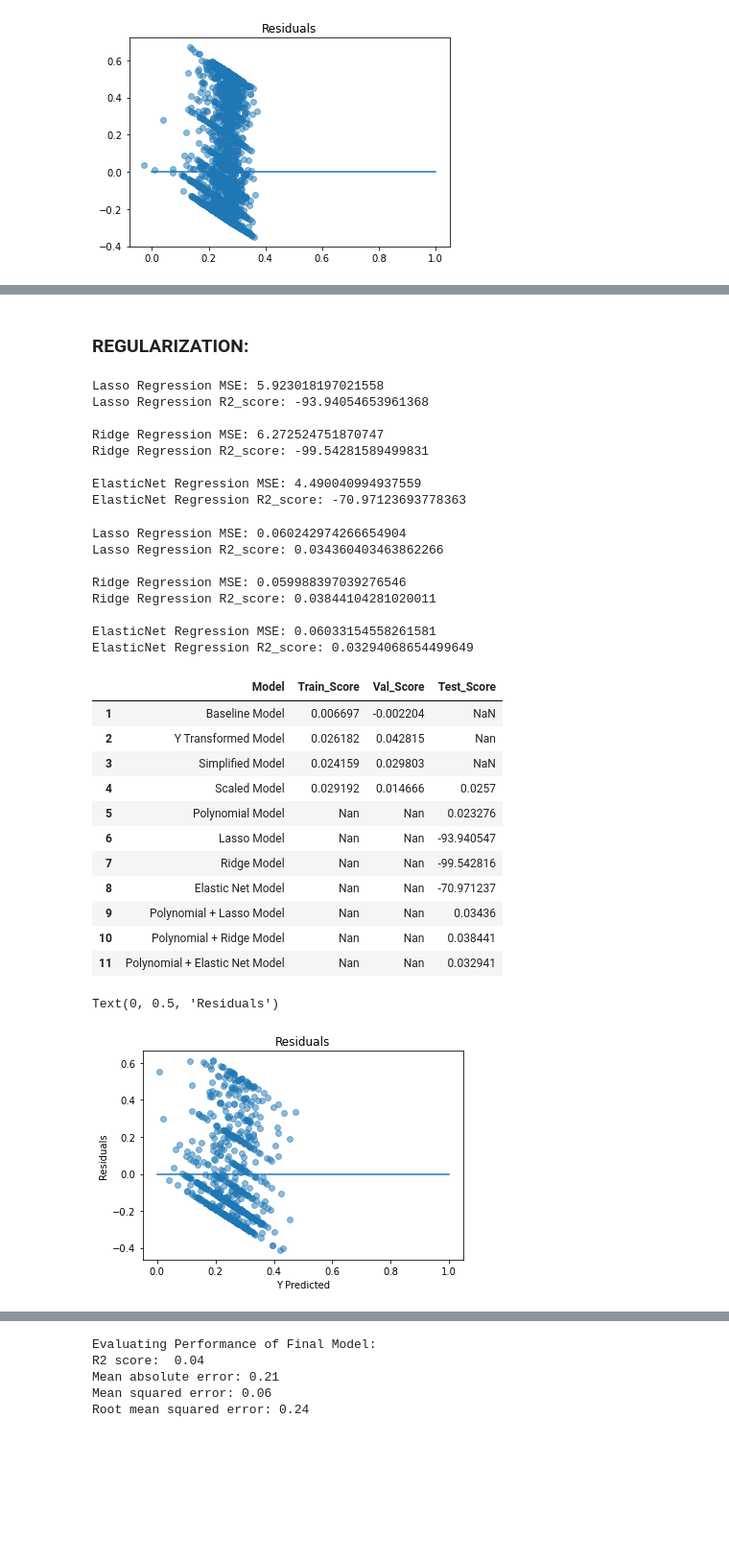
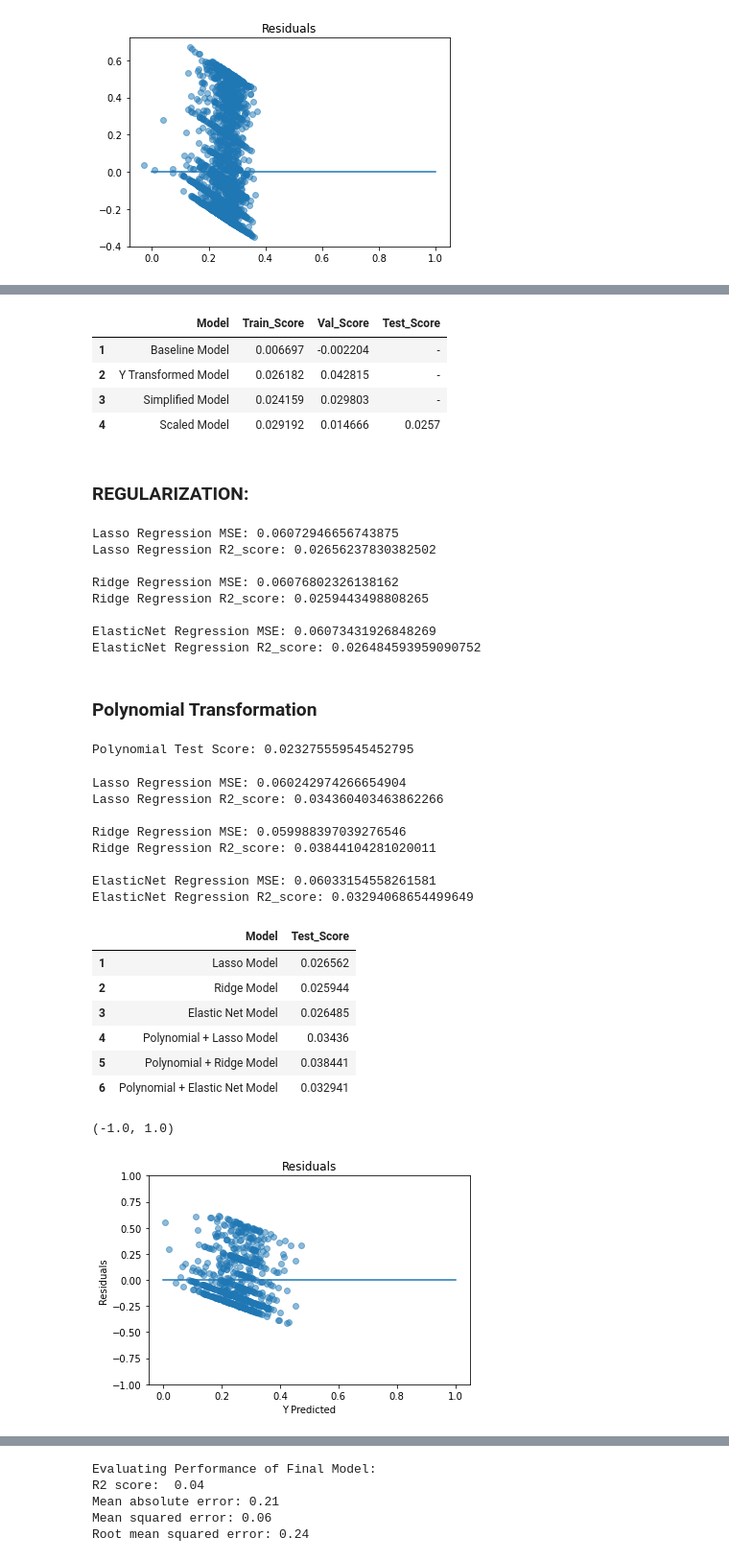
Before and after one commit to aanvigoel/Metis_Projects, a Jupyter notebook: LRWS/LWRS_Project_Final.ipynb, the cells around one changed output, grey strips where cells are left out. Shown at 96% size. Saved outputs shown, nothing was run; the diff lists cells and outputs as text; code cells hidden in the pictures; blank space fills up the shorter version.

Commit message:
Fixing some minor printing errors in the initial upload

```diff
--- a/LRWS/LWRS_Project_Final.ipynb
+++ b/LRWS/LWRS_Project_Final.ipynb
@@ -537,2 +503,10 @@ Polynomial Test Score: 0.023275559545452795
+# %%
+pd.DataFrame(r2_scores, columns=r2_scores[0]).drop(0)
+# %% [output]
+|  | Model | Train_Score | Val_Score | Test_Score |
+| 1 | Baseline Model | 0.006697 | -0.002204 | - |
+| 2 | Y Transformed Model | 0.026182 | 0.042815 | - |
+| 3 | Simplified Model | 0.024159 | 0.029803 | - |
+| 4 | Scaled Model | 0.029192 | 0.014666 | 0.0257 |
 # %% [markdown]
 ### REGULARIZATION:
@@ -554,28 +532,53 @@ y_pred = lasso_model.predict(X_test)
 test_score = r2_score(y_test, y_pred)
 print("Lasso Regression MSE:", mean_squared_error(y_test, y_pred))
 print("Lasso Regression R2_score:", test_score,"\n")
-r2_scores.append(['Lasso Model', 'Nan', 'Nan', test_score])
+r2_model_scores.append(['Lasso Model',test_score])
 
 y_pred = ridge_model.predict(X_test)
 test_score = r2_score(y_test, y_pred)
 print("Ridge Regression MSE:", mean_squared_error(y_test, y_pred))
 print("Ridge Regression R2_score:", test_score,"\n")
-r2_scores.append(['Ridge Model', 'Nan', 'Nan', test_score])
+r2_model_scores.append(['Ridge Model',test_score])
 
 y_pred = elasticnet_model.predict(X_test)
 test_score = r2_score(y_test, y_pred)
 print("ElasticNet Regression MSE:", mean_squared_error(y_test, y_pred))
 print("ElasticNet Regression R2_score:", test_score)
-r2_scores.append(['Elastic Net Model', 'Nan', 'Nan', test_score])
+r2_model_scores.append(['Elastic Net Model',test_score])
 # %% [output]
-Lasso Regression MSE: 5.923018197021558
-Lasso Regression R2_score: -93.94054653961368
+Lasso Regression MSE: 0.06072946656743875
+Lasso Regression R2_score: 0.02656237830382502
 
-Ridge Regression MSE: 6.272524751870747
-Ridge Regression R2_score: -99.54281589499831
+Ridge Regression MSE: 0.06076802326138162
+Ridge Regression R2_score: 0.0259443498808265
 
-ElasticNet Regression MSE: 4.490040994937559
-ElasticNet Regression R2_score: -70.97123693778363
+ElasticNet Regression MSE: 0.06073431926848269
+ElasticNet Regression R2_score: 0.026484593959090752
+# %% [markdown]
+### Polynomial Transformation
+# %%
+#Polynomial Transform
+poly = PolynomialFeatures()
+
+y_train = df_train['FIRE_SIZE']
+X_train = df_train.drop(['FIRE_SIZE'], axis=1)
+
+X_poly_train = poly.fit_transform(X_train)
+
+lin_poly = LinearRegression()
+lin_poly.fit(X_poly_train, y_train)
+train_score = lin_poly.score(X_poly_train, y_train)
+
+y_test = df_test['FIRE_SIZE']
+X_poly_test = poly.transform(df_test.drop(['FIRE_SIZE'], axis=1))
+y_pred = lin_poly.predict(X_poly_test)
+
+test_score = r2_score(y_test, y_pred)
+#print("Polynomial Train Score:", train_score)
+print("Polynomial Test Score:", test_score)
+r2_scores.append(['Polynomial Model', '-', '-', test_score])
+# %% [output]
+Polynomial Test Score: 0.023275559545452795
 # %%
 alphas = [0.0001,0.005,0.001,0.05,0.01,0.1,1,5,10]
 
@@ -612,28 +615,26 @@ ElasticNet Regression R2_score: 0.03294068654499649
 # %%
 #Comparing R2 values:
 
-pd.DataFrame(r2_scores, columns=r2_scores[0]).drop([0])
+pd.DataFrame(r2_model_scores, columns=r2_model_scores[0]).drop(0)
 # %% [output]
-|  | Model | Train_Score | Val_Score | Test_Score |
-| 1 | Baseline Model | 0.006697 | -0.002204 | NaN |
-| 2 | Y Transformed Model | 0.026182 | 0.042815 | Nan |
-| 3 | Simplified Model | 0.024159 | 0.029803 | NaN |
-| 4 | Scaled Model | 0.029192 | 0.014666 | 0.0257 |
-| 5 | Polynomial Model | Nan | Nan | 0.023276 |
-| 6 | Lasso Model | Nan | Nan | -93.940547 |
-| 7 | Ridge Model | Nan | Nan | -99.542816 |
-| 8 | Elastic Net Model | Nan | Nan | -70.971237 |
-| 9 | Polynomial + Lasso Model | Nan | Nan | 0.03436 |
-| 10 | Polynomial + Ridge Model | Nan | Nan | 0.038441 |
-| 11 | Polynomial + Elastic Net Model | Nan | Nan | 0.032941 |
+|  | Model | Test_Score |
+| 1 | Lasso Model | 0.026562 |
+| 2 | Ridge Model | 0.025944 |
+| 3 | Elastic Net Model | 0.026485 |
+| 4 | Polynomial + Lasso Model | 0.03436 |
+| 5 | Polynomial + Ridge Model | 0.038441 |
+| 6 | Polynomial + Elastic Net Model | 0.032941 |
 # %%
 y_final_pred= ridge_model_poly.predict(X_poly_test)
+
 final_residuals = y_test - y_final_pred
+
 plt.scatter(y_final_pred, final_residuals, alpha=0.5)
 plt.plot([0,1],[0,0])
 plt.title('Residuals')
 plt.xlabel('Y Predicted')
 plt.ylabel('Residuals')
+plt.ylim(-1,1)
 # %% [output]
-Text(0, 0.5, 'Residuals')
+(-1.0, 1.0)
-[figure, old version]
+[figure, new version]
```
Also changed, not shown: parts of 12 cells of this notebook, 1 other file.
